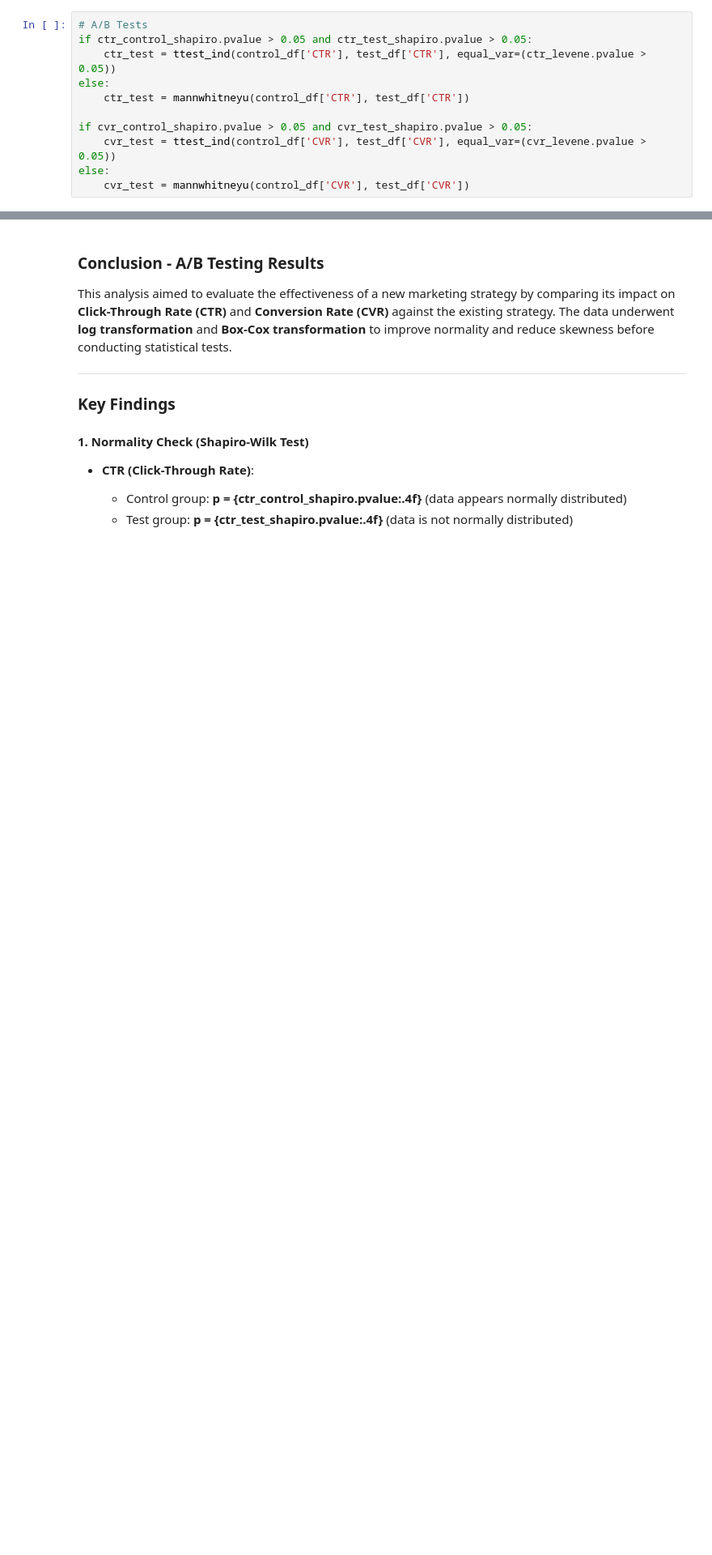
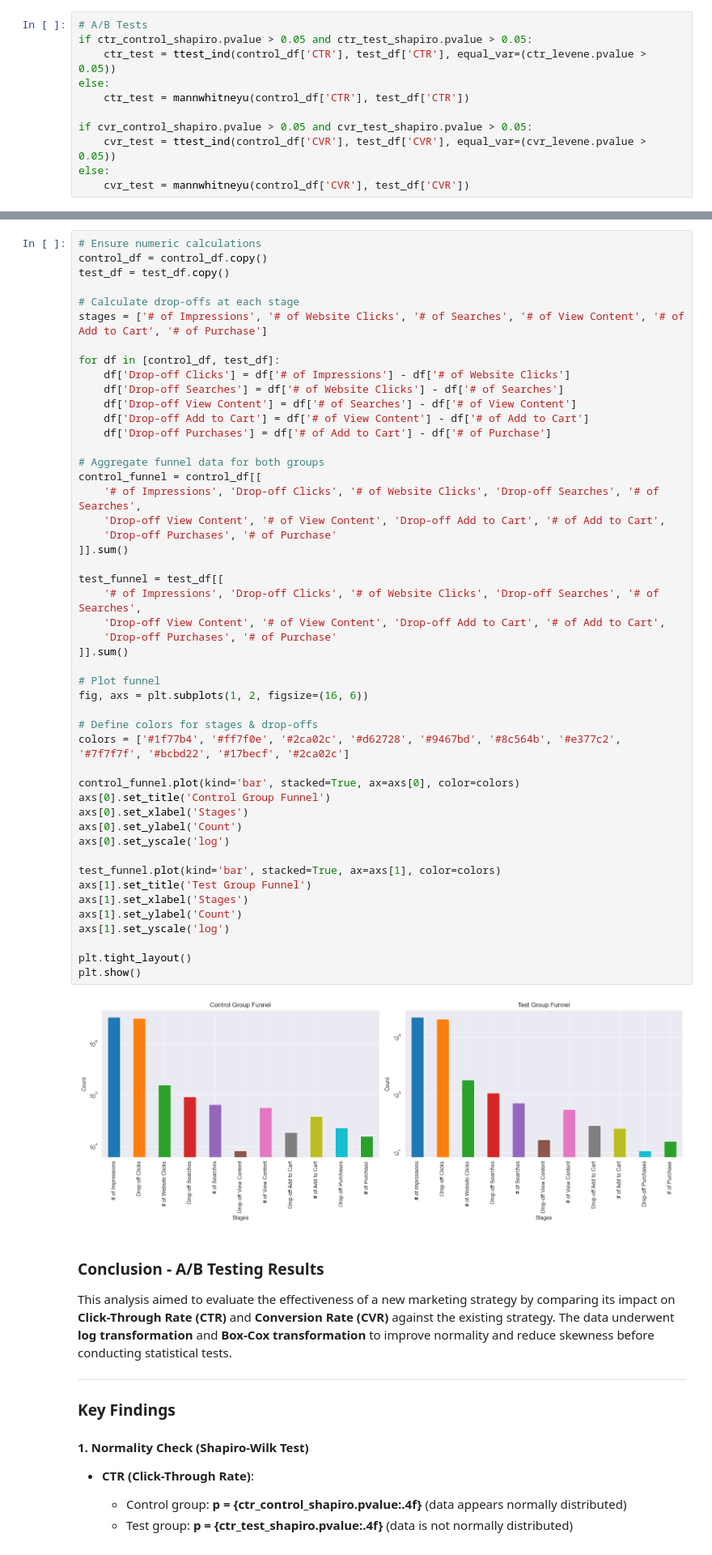
Before and after one commit to thebekhruz/AB_testing, a Jupyter notebook: notebooks/AB_testing.ipynb, the cells around one changed output, grey strips where cells are left out. Shown at 81% size. Saved outputs shown, nothing was run; the diff lists cells and outputs as text; blank space fills up the shorter version.

```diff
--- a/notebooks/AB_testing.ipynb
+++ b/notebooks/AB_testing.ipynb
@@ -233,3 +190,53 @@ See the caveats in the documentation: https://pandas.pydata.org/pandas-docs/stab
+# %%
+# Ensure numeric calculations
+control_df = control_df.copy()
+test_df = test_df.copy()
+
+# Calculate drop-offs at each stage
+stages = ['# of Impressions', '# of Website Clicks', '# of Searches', '# of View Content', '# of Add to Cart', '# of Purchase']
+
+for df in [control_df, test_df]:
+    df['Drop-off Clicks'] = df['# of Impressions'] - df['# of Website Clicks']
+    df['Drop-off Searches'] = df['# of Website Clicks'] - df['# of Searches']
+    df['Drop-off View Content'] = df['# of Searches'] - df['# of View Content']
+    df['Drop-off Add to Cart'] = df['# of View Content'] - df['# of Add to Cart']
+    df['Drop-off Purchases'] = df['# of Add to Cart'] - df['# of Purchase']
+
+# Aggregate funnel data for both groups
+control_funnel = control_df[[
+    '# of Impressions', 'Drop-off Clicks', '# of Website Clicks', 'Drop-off Searches', '# of Searches',
+    'Drop-off View Content', '# of View Content', 'Drop-off Add to Cart', '# of Add to Cart',
+    'Drop-off Purchases', '# of Purchase'
+]].sum()
+
+test_funnel = test_df[[
+    '# of Impressions', 'Drop-off Clicks', '# of Website Clicks', 'Drop-off Searches', '# of Searches',
+    'Drop-off View Content', '# of View Content', 'Drop-off Add to Cart', '# of Add to Cart',
+    'Drop-off Purchases', '# of Purchase'
+]].sum()
+
+# Plot funnel
+fig, axs = plt.subplots(1, 2, figsize=(16, 6))
+
+# Define colors for stages & drop-offs
+colors = ['#1f77b4', '#ff7f0e', '#2ca02c', '#d62728', '#9467bd', '#8c564b', '#e377c2', '#7f7f7f', '#bcbd22', '#17becf', '#2ca02c']
+
+control_funnel.plot(kind='bar', stacked=True, ax=axs[0], color=colors)
+axs[0].set_title('Control Group Funnel')
+axs[0].set_xlabel('Stages')
+axs[0].set_ylabel('Count')
+axs[0].set_yscale('log')
+
+test_funnel.plot(kind='bar', stacked=True, ax=axs[1], color=colors)
+axs[1].set_title('Test Group Funnel')
+axs[1].set_xlabel('Stages')
+axs[1].set_ylabel('Count')
+axs[1].set_yscale('log')
+
+plt.tight_layout()
+plt.show()
+# %% [output]
+[figure, added]
 # %% [markdown]
 ### **Conclusion - A/B Testing Results**
 
```
Also changed, not shown: parts of 9 cells of this notebook, 7 other files.
